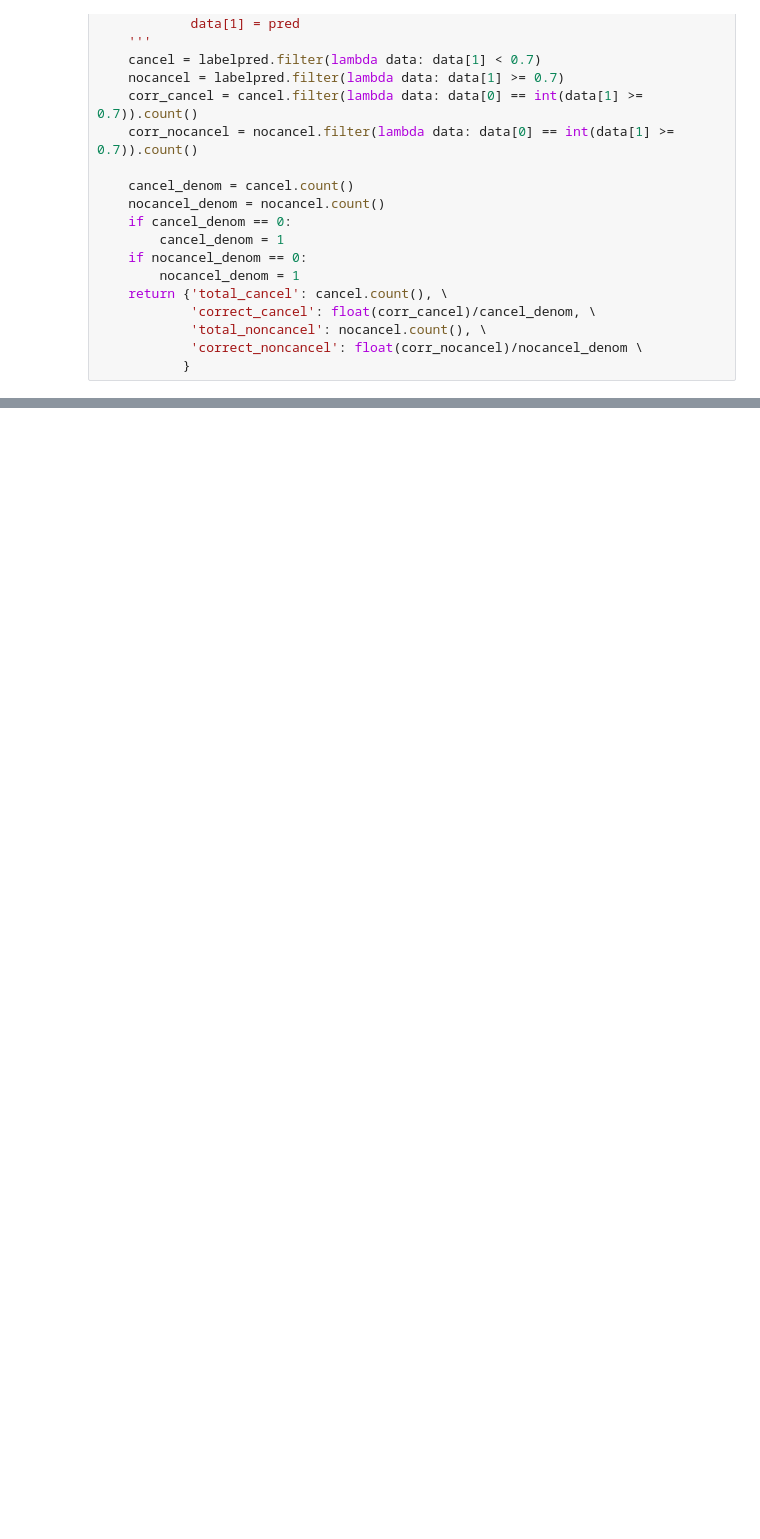
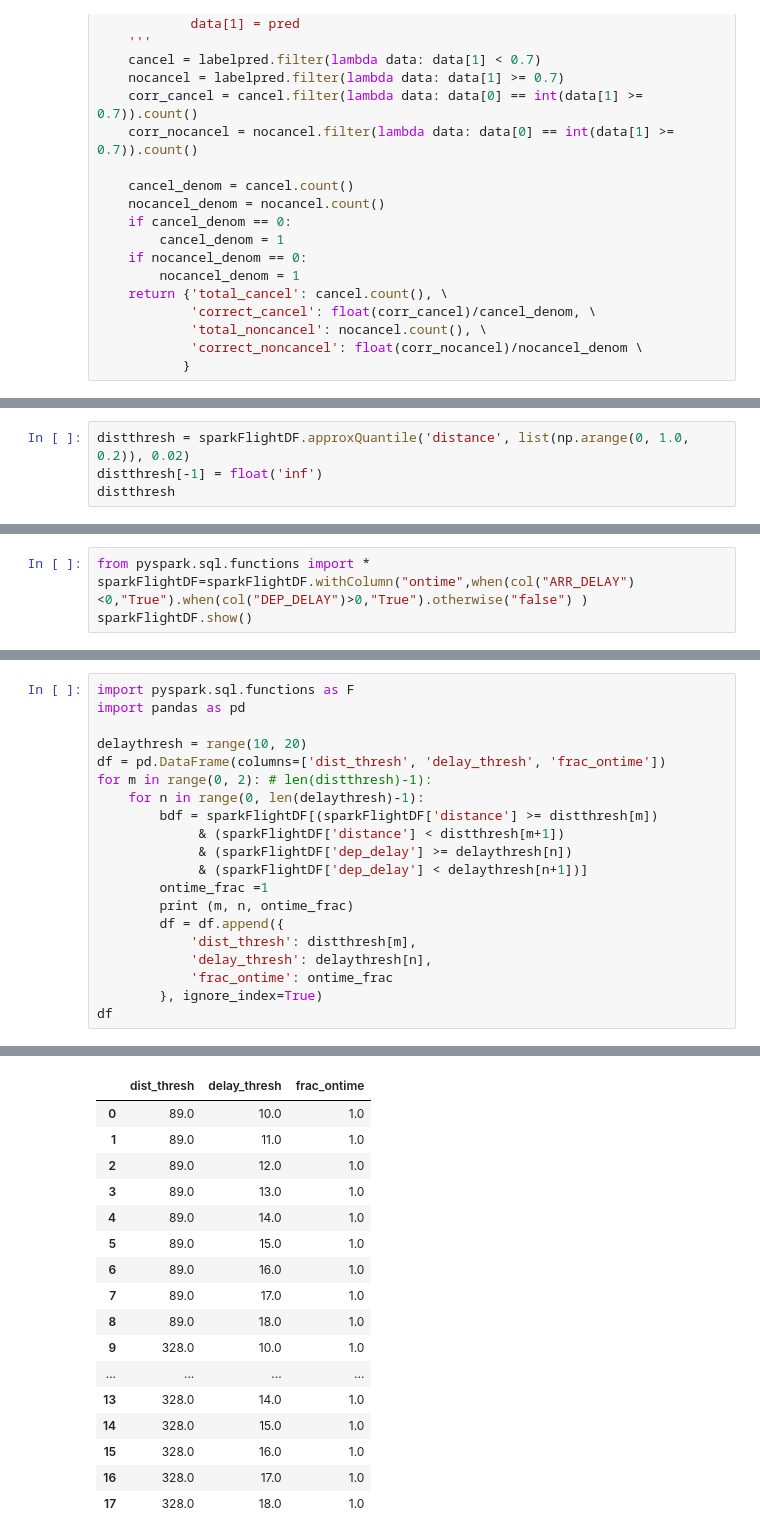
Before and after one commit to prakharsrivastava/powerbi, a Jupyter notebook: Data_Science_on_Google_Cloud_Platform_7.ipynb, the cells around one changed output, grey strips where cells are left out. Saved outputs shown, nothing was run; the diff lists cells and outputs as text; blank space fills up the shorter version.

```diff
--- a/Data_Science_on_Google_Cloud_Platform_7.ipynb
+++ b/Data_Science_on_Google_Cloud_Platform_7.ipynb
@@ -607,3 +610,7 @@ All flights:
 {'total_cancel': 2, 'correct_cancel': 1.0, 'total_noncancel': 28, 'correct_noncancel': 1.0}
 Flights near decision threshold:
 {'total_cancel': 0, 'correct_cancel': 0.0, 'total_noncancel': 0, 'correct_noncancel': 0.0}
+# %%
+distthresh = sparkFlightDF.approxQuantile('distance', list(np.arange(0, 1.0, 0.2)), 0.02)
+distthresh[-1] = float('inf')
+distthresh
@@ -609,0 +625,4 @@ Flights near decision threshold:
+# %%
+from pyspark.sql.functions import *
+sparkFlightDF=sparkFlightDF.withColumn("ontime",when(col("ARR_DELAY")<0,"True").when(col("DEP_DELAY")>0,"True").otherwise("false") )
+sparkFlightDF.show()
@@ -609,0 +647,21 @@ Flights near decision threshold:
+# %%
+import pyspark.sql.functions as F
+import pandas as pd
+
+delaythresh = range(10, 20)
+df = pd.DataFrame(columns=['dist_thresh', 'delay_thresh', 'frac_ontime'])
+for m in range(0, 2): # len(distthresh)-1):
+    for n in range(0, len(delaythresh)-1):
+        bdf = sparkFlightDF[(sparkFlightDF['distance'] >= distthresh[m])
+             & (sparkFlightDF['distance'] < distthresh[m+1])
+             & (sparkFlightDF['dep_delay'] >= delaythresh[n])
+             & (sparkFlightDF['dep_delay'] < delaythresh[n+1])]
+        ontime_frac =1
+        print (m, n, ontime_frac)
+        df = df.append({
+            'dist_thresh': distthresh[m],
+            'delay_thresh': delaythresh[n],
+            'frac_ontime': ontime_frac
+        }, ignore_index=True)
+df
+# %% [output]
@@ -609,0 +686,17 @@ Flights near decision threshold:
+|  | dist_thresh | delay_thresh | frac_ontime |
+| 0 | 89.0 | 10.0 | 1.0 |
+| 1 | 89.0 | 11.0 | 1.0 |
+| 2 | 89.0 | 12.0 | 1.0 |
+| 3 | 89.0 | 13.0 | 1.0 |
+| 4 | 89.0 | 14.0 | 1.0 |
+| 5 | 89.0 | 15.0 | 1.0 |
+| 6 | 89.0 | 16.0 | 1.0 |
+| 7 | 89.0 | 17.0 | 1.0 |
+| 8 | 89.0 | 18.0 | 1.0 |
+| 9 | 328.0 | 10.0 | 1.0 |
+| ... | ... | ... | ... |
+| 13 | 328.0 | 14.0 | 1.0 |
+| 14 | 328.0 | 15.0 | 1.0 |
+| 15 | 328.0 | 16.0 | 1.0 |
+| 16 | 328.0 | 17.0 | 1.0 |
+| 17 | 328.0 | 18.0 | 1.0 |
```
Also changed, not shown: parts of 6 cells of this notebook.
